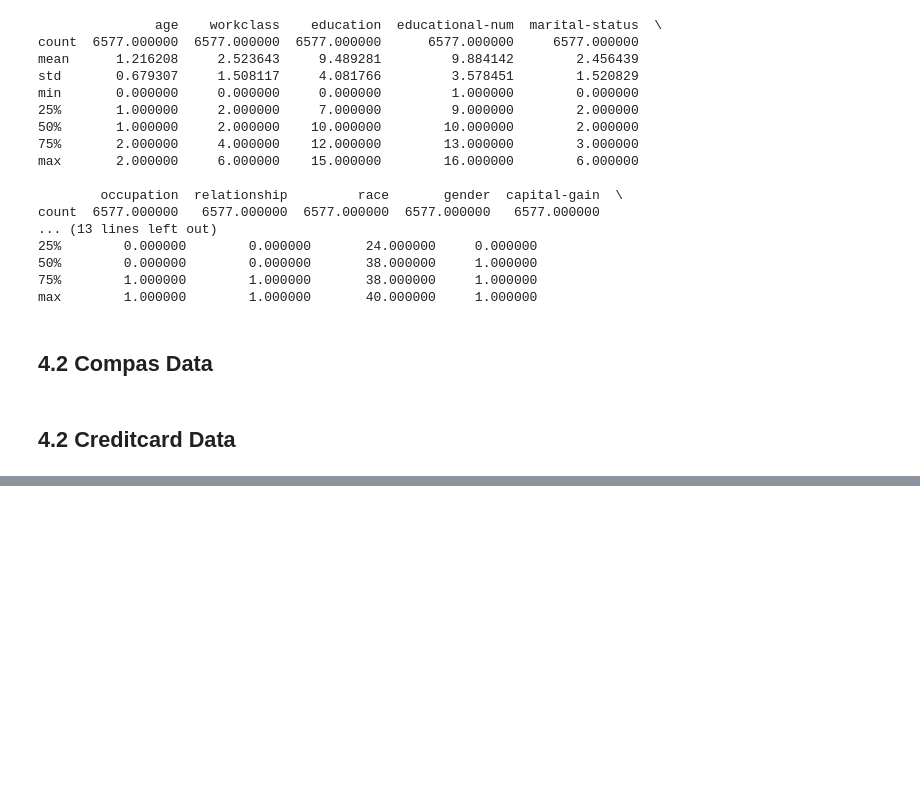
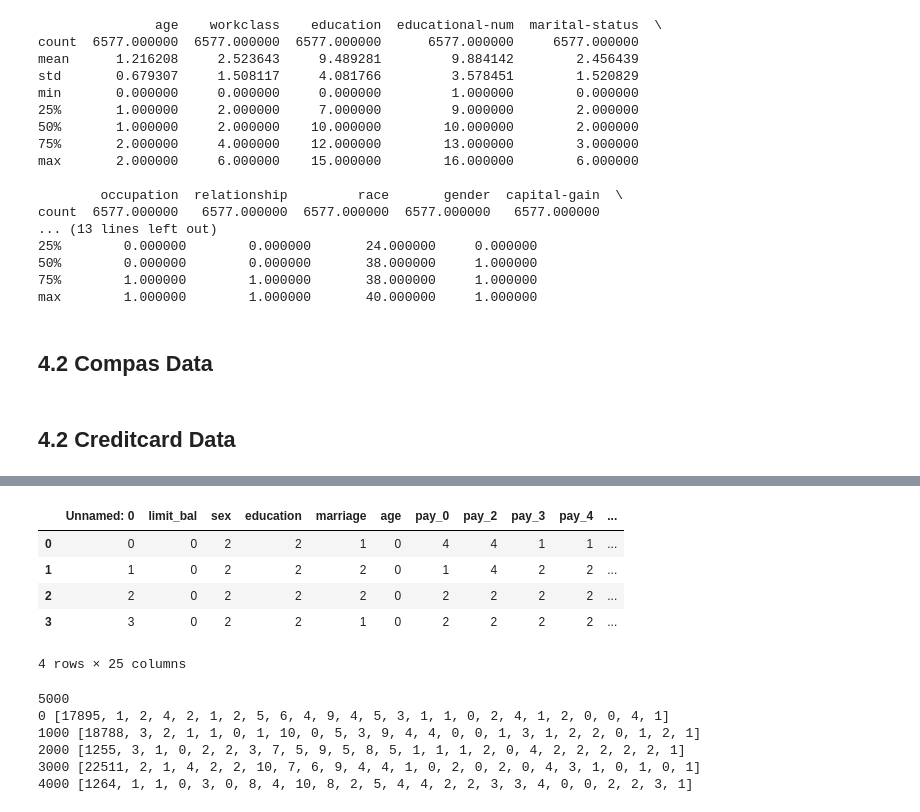
Before and after one commit to JinyangLi01/UnfairlyTreatedGroupDetection, a Jupyter notebook: Coding/DataPreprocessing/MakeDataset_0_20201125.ipynb, the cells around one changed output, grey strips where cells are left out. Cells and saved outputs as stored; diff of their text form; code cells hidden in the pictures; blank space fills up the shorter version.

```diff
--- a/Coding/DataPreprocessing/MakeDataset_0_20201125.ipynb
+++ b/Coding/DataPreprocessing/MakeDataset_0_20201125.ipynb
@@ -304,5 +354,21 @@ extendDataset(45000, file_path, output_pre)
+# %%
+f = pd.read_csv(r"../../InputData/CreditcardDataset/LargeDatasets_cat/45000.csv")
+f[:4]
+# %% [output]
+|  | Unnamed: 0 | limit_bal | sex | education | marriage | age | pay_0 | pay_2 | pay_3 | pay_4 | ... |
+| 0 | 0 | 0 | 2 | 2 | 1 | 0 | 4 | 4 | 1 | 1 | ... |
+| 1 | 1 | 0 | 2 | 2 | 2 | 0 | 1 | 4 | 2 | 2 | ... |
+| 2 | 2 | 0 | 2 | 2 | 2 | 0 | 2 | 2 | 2 | 2 | ... |
+| 3 | 3 | 0 | 2 | 2 | 1 | 0 | 2 | 2 | 2 | 2 | ... |
+4 rows × 25 columns
 # %%
-
-file_path = r"../../InputData/CreditcardDataset/LargerDatasets/45000.csv"
-output_pre = r"../../InputData/CreditcardDataset/LargerDatasets/"
+file_path = r"../../InputData/CreditcardDataset/LargeDatasets_cat/45000.csv"
+output_pre = r"../../InputData/CreditcardDataset/LargeDatasets_cat/"
 extendDataset(50000, file_path, output_pre)
+# %% [output]
+5000
+0 [17895, 1, 2, 4, 2, 1, 2, 5, 6, 4, 9, 4, 5, 3, 1, 1, 0, 2, 4, 1, 2, 0, 0, 4, 1]
+1000 [18788, 3, 2, 1, 1, 0, 1, 10, 0, 5, 3, 9, 4, 4, 0, 0, 1, 3, 1, 2, 2, 0, 1, 2, 1]
+2000 [1255, 3, 1, 0, 2, 2, 3, 7, 5, 9, 5, 8, 5, 1, 1, 1, 2, 0, 4, 2, 2, 2, 2, 2, 1]
+3000 [22511, 2, 1, 4, 2, 2, 10, 7, 6, 9, 4, 4, 1, 0, 2, 0, 2, 0, 4, 3, 1, 0, 1, 0, 1]
+4000 [1264, 1, 1, 0, 3, 0, 8, 4, 10, 8, 2, 5, 4, 4, 2, 2, 3, 3, 4, 0, 0, 2, 2, 3, 1]
```
Also changed, not shown: parts of 17 cells of this notebook, 16 other files.
